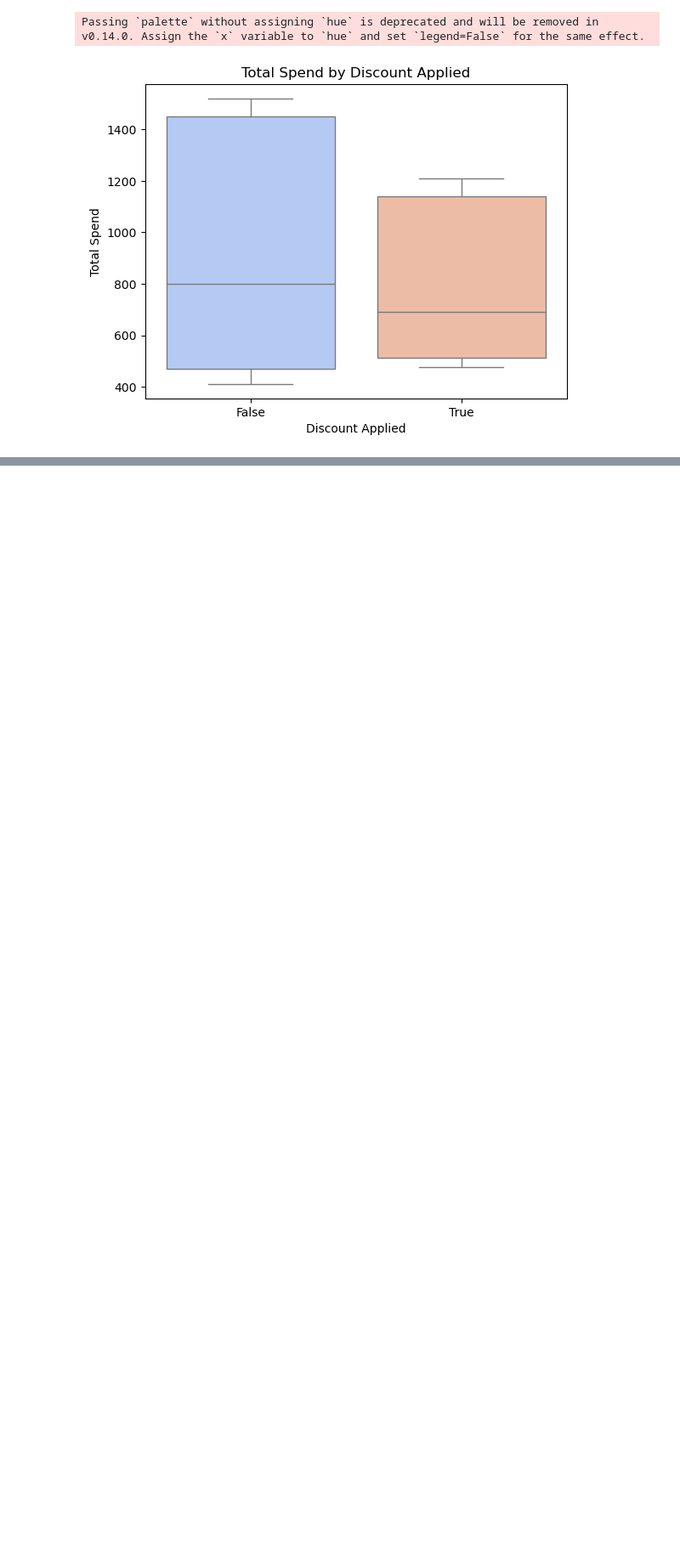
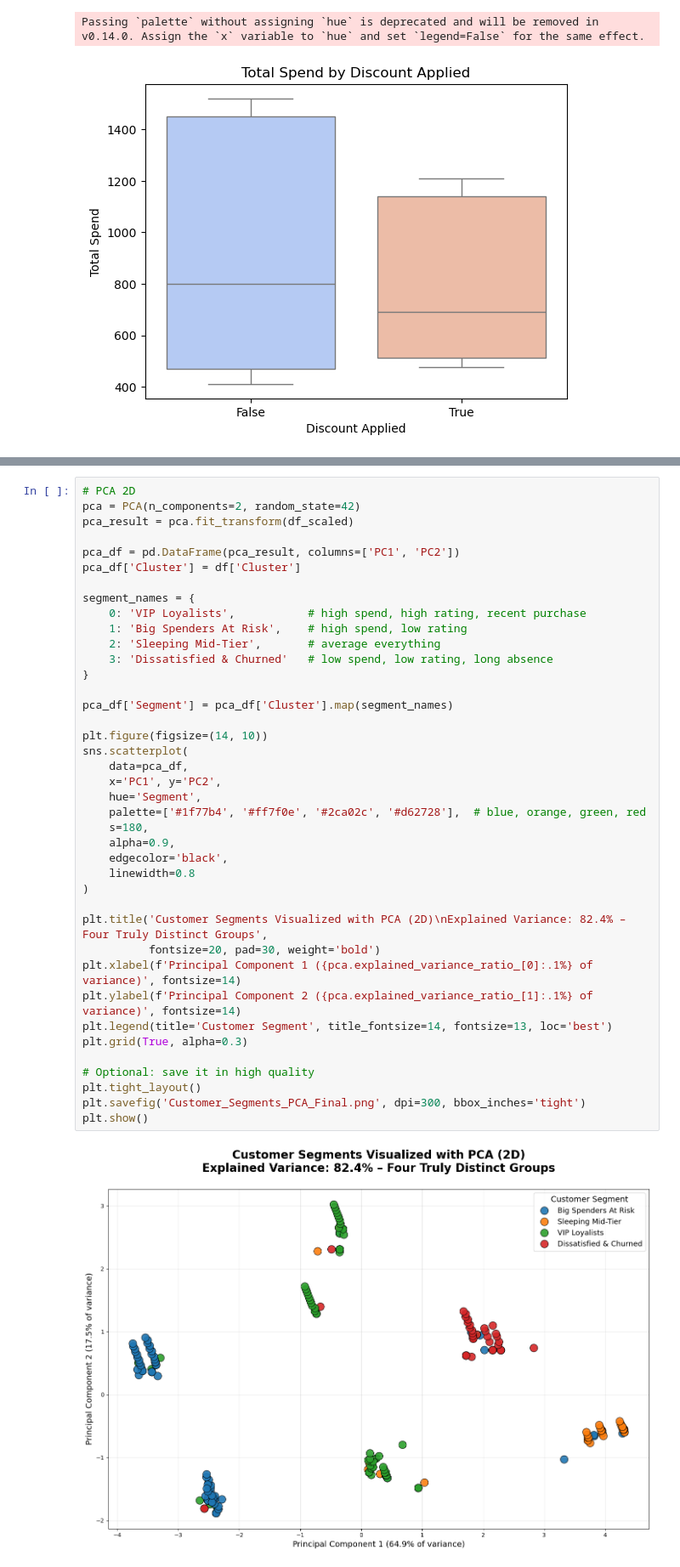
Before and after one commit to BrightmanMT/Customer_Segmentation_kmeans, a Jupyter notebook: kmeans.ipynb, the cells around one changed output, grey strips where cells are left out. Shown at 85% size. Drawn from its saved outputs; the diff is of its cells as text; blank space fills up the shorter version.

Commit message:
version best

```diff
--- a/kmeans.ipynb
+++ b/kmeans.ipynb
@@ -398,0 +469,42 @@ Cluster centers (in original scale):
+# %%
+# PCA 2D
+pca = PCA(n_components=2, random_state=42)
+pca_result = pca.fit_transform(df_scaled)
+
+pca_df = pd.DataFrame(pca_result, columns=['PC1', 'PC2'])
+pca_df['Cluster'] = df['Cluster']
+
+segment_names = {
+    0: 'VIP Loyalists',           # high spend, high rating, recent purchase
+    1: 'Big Spenders At Risk',    # high spend, low rating
+    2: 'Sleeping Mid-Tier',       # average everything
+    3: 'Dissatisfied & Churned'   # low spend, low rating, long absence
+}
+
+pca_df['Segment'] = pca_df['Cluster'].map(segment_names)
+
+plt.figure(figsize=(14, 10))
+sns.scatterplot(
+    data=pca_df,
+    x='PC1', y='PC2',
+    hue='Segment',
+    palette=['#1f77b4', '#ff7f0e', '#2ca02c', '#d62728'],  # blue, orange, green, red
+    s=180,
+    alpha=0.9,
+    edgecolor='black',
+    linewidth=0.8
+)
+
+plt.title('Customer Segments Visualized with PCA (2D)\nExplained Variance: 82.4% – Four Truly Distinct Groups',
+          fontsize=20, pad=30, weight='bold')
+plt.xlabel(f'Principal Component 1 ({pca.explained_variance_ratio_[0]:.1%} of variance)', fontsize=14)
+plt.ylabel(f'Principal Component 2 ({pca.explained_variance_ratio_[1]:.1%} of variance)', fontsize=14)
+plt.legend(title='Customer Segment', title_fontsize=14, fontsize=13, loc='best')
+plt.grid(True, alpha=0.3)
+
+# Optional: save it in high quality
+plt.tight_layout()
+plt.savefig('Customer_Segments_PCA_Final.png', dpi=300, bbox_inches='tight')
+plt.show()
+# %% [output]
+[figure, added]
```
Also changed, not shown: parts of 25 cells of this notebook, 7 other files.
